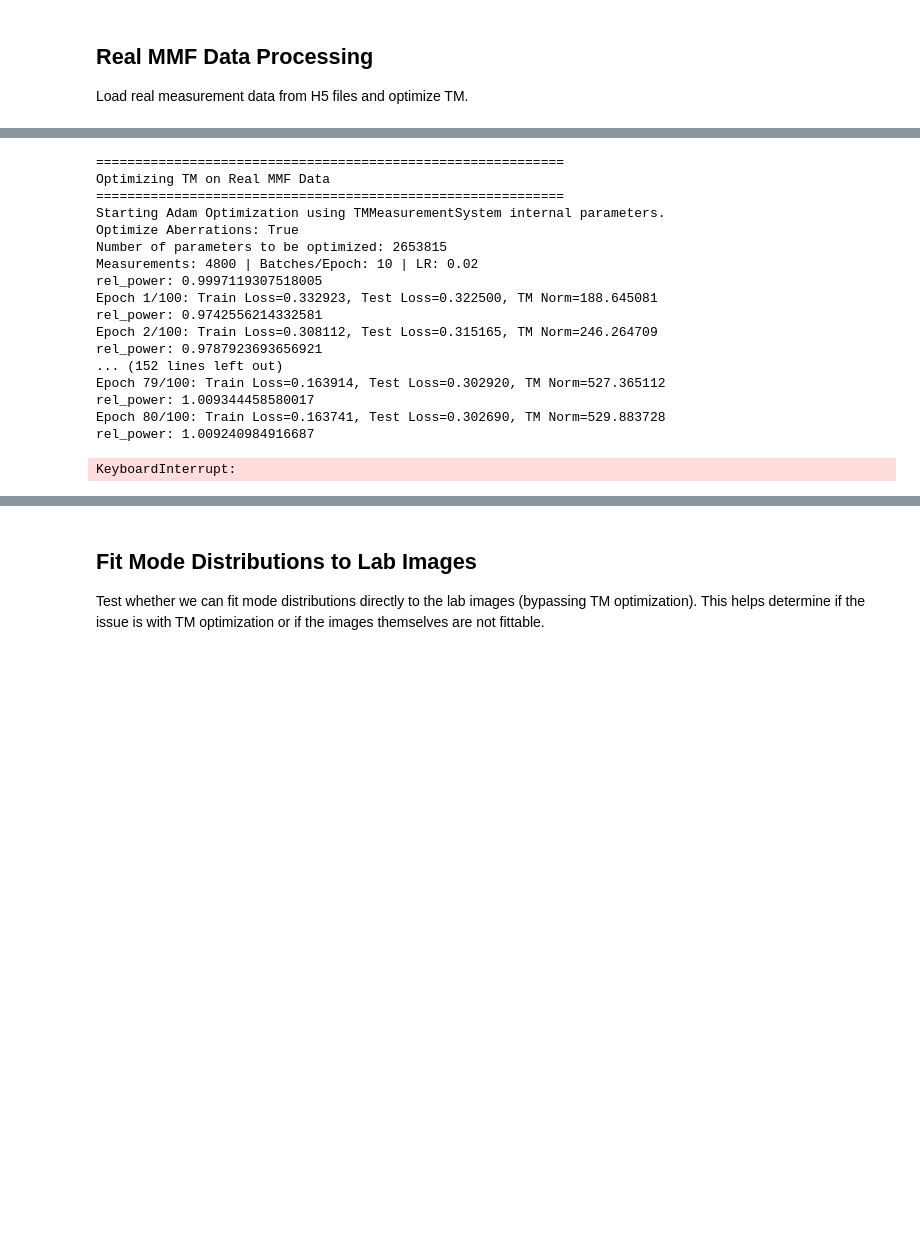
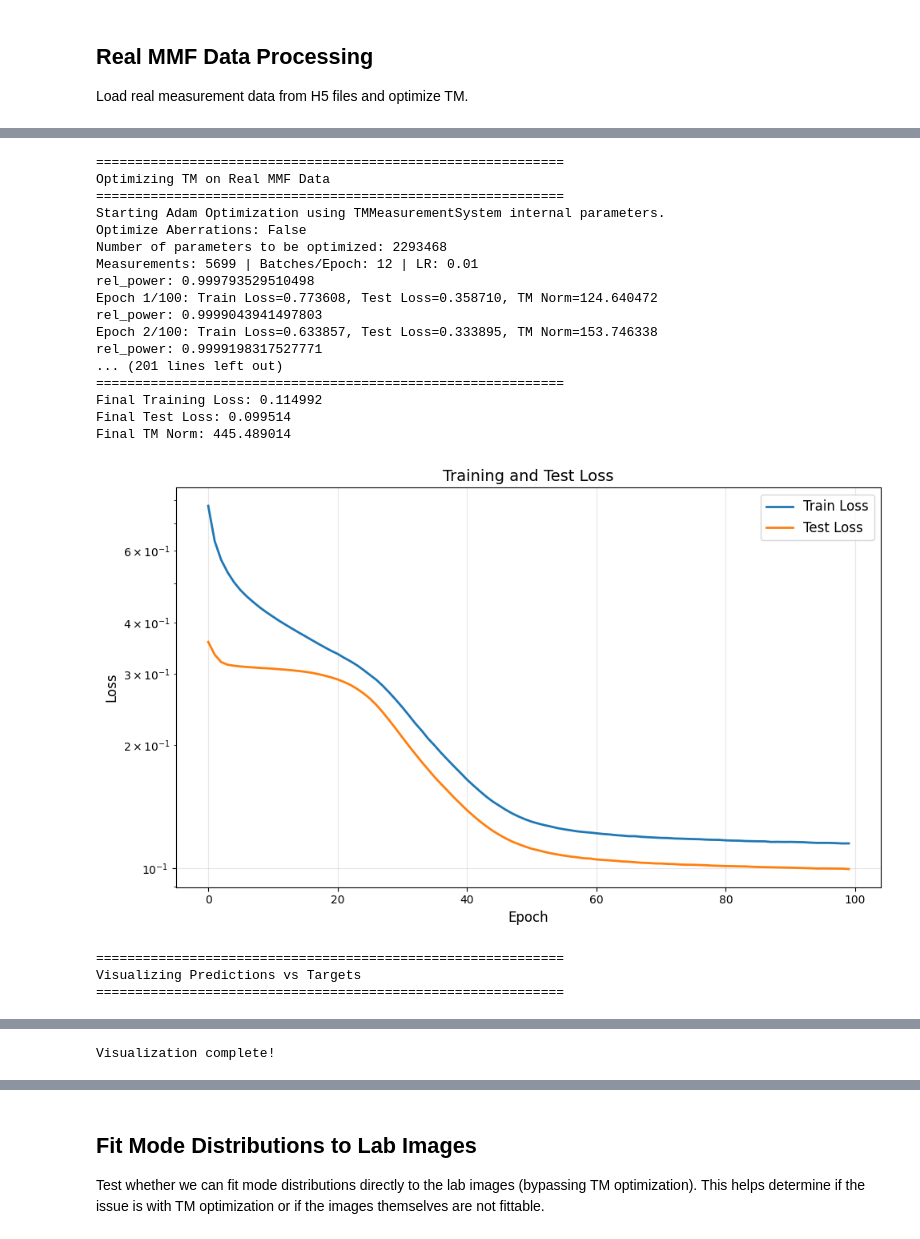
Before and after one commit to dvirmarsh/TM_aquisition, a Jupyter notebook: TM_retrieve.ipynb, the cells around one changed output, grey strips where cells are left out. Cells and saved outputs as stored; diff of their text form; code cells hidden in the pictures; blank space fills up the shorter version.

```diff
--- a/TM_retrieve.ipynb
+++ b/TM_retrieve.ipynb
@@ -792,14 +1035,26 @@ x_0_n, y_0_n: 1.1063728700089392, 1.0221643246695251
 # %%
+from utils import run_spectral_initialization
+torch.backends.cuda.matmul.allow_tf32 = True   # faster matmuls on Ampere+
+torch.backends.cudnn.benchmark = True
 # Optimize TM on real data
+beta_modes = np.array([m['beta'] for m in tm_system_real.guided_modes], dtype=np.float64)
+optimized_tm_init = np.diag(np.exp(1j * beta_modes)).astype(np.complex64)
+tm_system_real.optimized_tm_tensor.data = torch.tensor(optimized_tm_init, dtype=torch.complex64, device=device)
 print("\n" + "="*60)
 print("Optimizing TM on Real MMF Data")
 print("="*60)
-
-optimize_aberrations = True  # Set to True to optimize aberrations, False for TM only
-
+# run_spectral_initialization(
+#     tm_system=tm_system_real,
+#     slm_patterns=train_data['slm_patterns'],
+#     intensity_targets=train_data['intensity_targets'],
+#     num_iters=10,
+#     num_inner_iters=5,
+#     ridge_alpha=1e-3
+# )
+optimize_aberrations = False  # Set to True to optimize aberrations, False for TM only
+use_exposure_normalization = False
 import time
 start_time = time.time()
-
 history_real = optimize_tm_slm(
     tm_system=tm_system_real,
     slm_patterns=train_data['slm_patterns'],
@@ -810,8 +1065,20 @@ history_real = optimize_tm_slm(
     planes='both',
     optimize_aberrations=optimize_aberrations,
     test_data=test_data,  # Pass test data to track test loss
-    use_exposure_normalization=False  # Enable exposure time normalization for real lab data
+    use_exposure_normalization=use_exposure_normalization  # Enable exposure time normalization for real lab data
 )
+# history_real = optimize_tm_alternating_with_aberrations(
+#     tm_system=tm_system_real,
+#     slm_patterns=train_data['slm_patterns'],
+#     intensity_targets=train_data['intensity_targets'],
+#     num_epochs=100,
+#     inner_steps=1,          # Steps of GD per batch (usually 1 is enough if alternating)
+#     learning_rate_Y=1e2,    # LR for the mode coefficients (Y_est)
+#     learning_rate_phys=1e-1,# LR for physical parameters (Zernike, FFT, etc.)
+#     lambda_consistency=1e0, # Weight for ||Y - TX|| constraint
+#     ridge_alpha=1e-1,       # Regularization for the T solver
+#     batch_size=128
+# )
 
 end_time = time.time()
 print(f"\nOptimization completed in {end_time - start_time:.2f} seconds")
@@ -845,9 +1112,6 @@ else:
 print("\n" + "="*60)
 print("Visualizing Predictions vs Targets")
 print("="*60)
-
-# Visualization uses the module's internal parameters which were optimized
-use_exposure_normalization = True  # Same as used during optimization
 
 # Select one example from training set
 train_example_idx = 0
@@ -960,44 +1224,47 @@ axes[0, 1].set_title('Predicted (Image Plane)', fontsize=12)
 axes[0, 1].axis('off')
 
 diff_img = np.abs(test_target_np[0] - test_pred_np[0])
 axes[0, 2].imshow(diff_img, cmap='hot', aspect='auto')
 axes[0, 2].set_title(f'Absolute Difference (Image)\nMax: {diff_img.max():.4f}', fontsize=12)
 axes[0, 2].axis('off')
 
 # Fourier plane
 axes[1, 0].imshow(test_target_np[1], cmap='hot', aspect='auto')
 axes[1, 0].set_title('Target (Fourier Plane)', fontsize=12)
 axes[1, 0].axis('off')
 
 axes[1, 1].imshow(test_pred_np[1], cmap='hot', aspect='auto')
 axes[1, 1].set_title('Predicted (Fourier Plane)', fontsize=12)
 axes[1, 1].axis('off')
 
 diff_fourier = np.abs(test_target_np[1] - test_pred_np[1])
 axes[1, 2].imshow(diff_fourier, cmap='hot', aspect='auto')
 axes[1, 2].set_title(f'Absolute Difference (Fourier)\nMax: {diff_fourier.max():.4f}', fontsize=12)
 axes[1, 2].axis('off')
 
 plt.tight_layout()
 plt.show()
 
 print("Visualization complete!")
 # %% [output]
 ============================================================
 Optimizing TM on Real MMF Data
 ============================================================
 Starting Adam Optimization using TMMeasurementSystem internal parameters.
-Optimize Aberrations: True
-Number of parameters to be optimized: 2653815
-Measurements: 4800 | Batches/Epoch: 10 | LR: 0.02
-rel_power: 0.9997119307518005
-Epoch 1/100: Train Loss=0.332923, Test Loss=0.322500, TM Norm=188.645081
-rel_power: 0.9742556214332581
-Epoch 2/100: Train Loss=0.308112, Test Loss=0.315165, TM Norm=246.264709
-rel_power: 0.9787923693656921
-... (152 lines left out)
-Epoch 79/100: Train Loss=0.163914, Test Loss=0.302920, TM Norm=527.365112
-rel_power: 1.009344458580017
-Epoch 80/100: Train Loss=0.163741, Test Loss=0.302690, TM Norm=529.883728
-rel_power: 1.009240984916687
+Optimize Aberrations: False
+Number of parameters to be optimized: 2293468
+Measurements: 5699 | Batches/Epoch: 12 | LR: 0.01
+rel_power: 0.999793529510498
+Epoch 1/100: Train Loss=0.773608, Test Loss=0.358710, TM Norm=124.640472
+rel_power: 0.9999043941497803
+Epoch 2/100: Train Loss=0.633857, Test Loss=0.333895, TM Norm=153.746338
+rel_power: 0.9999198317527771
+... (201 lines left out)
+============================================================
+Final Training Loss: 0.114992
+Final Test Loss: 0.099514
+Final TM Norm: 445.489014
+[figure, added]
-KeyboardInterrupt:
+============================================================
+Visualizing Predictions vs Targets
+============================================================
@@ -1004,3 +1273,4 @@ KeyboardInterrupt:
+Visualization complete!
 # %%
 print(f"before slm: {tm_system_real.theta_before_slm.item()*180/np.pi}")
 print(f"after slm: {tm_system_real.theta_after_slm.item()*180/np.pi}")
```
Also changed, not shown: parts of 21 cells of this notebook.
